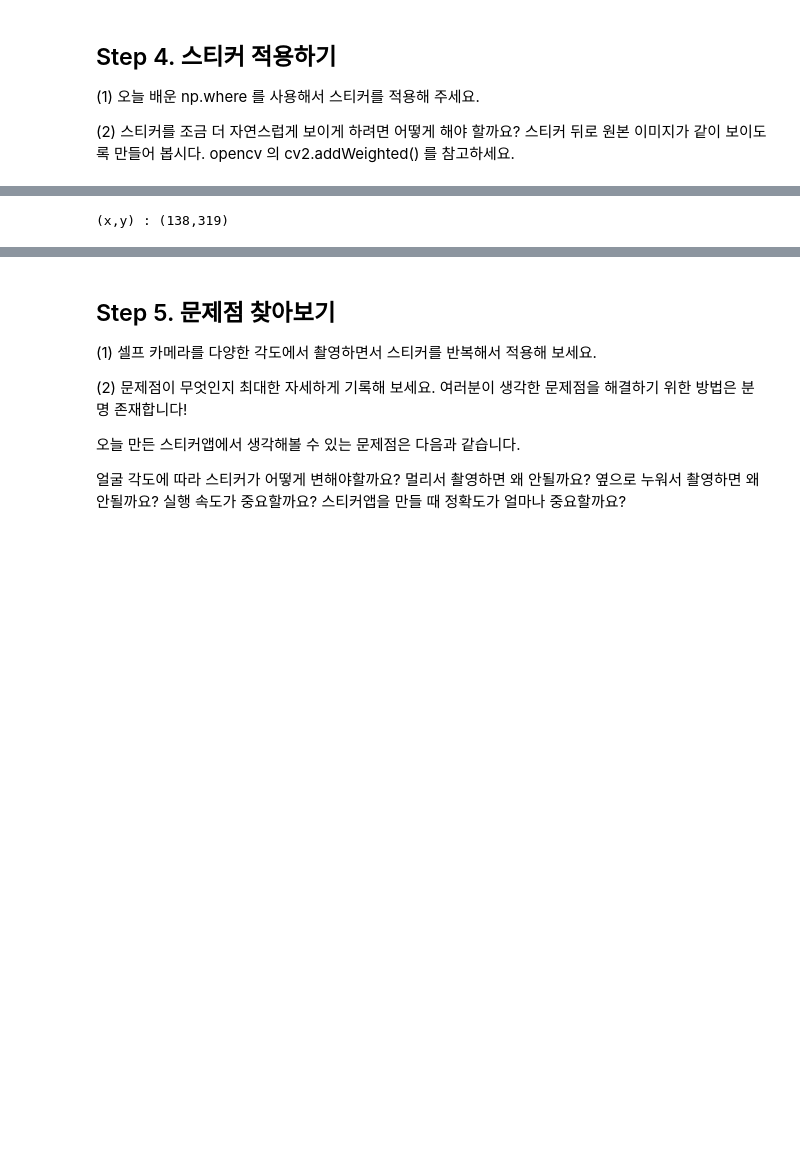
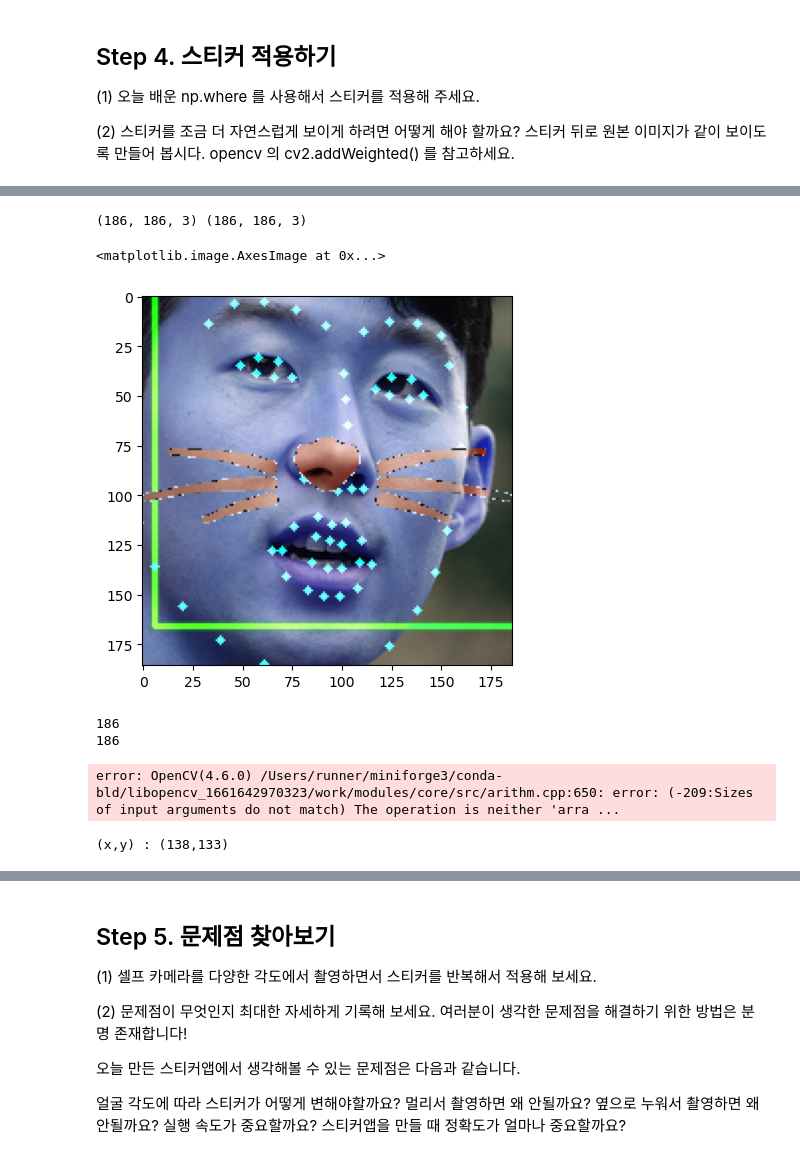
Before and after one commit to feelinppl/Aiffel_RS, a Jupyter notebook: 230103_AIFFEL_EXPL_project7_CrownSticker.ipynb, the cells around one changed output, grey strips where cells are left out. Saved outputs shown, nothing was run; the diff lists cells and outputs as text; code cells hidden in the pictures; blank space fills up the shorter version.

```diff
--- a/230103_AIFFEL_EXPL_project7_CrownSticker.ipynb
+++ b/230103_AIFFEL_EXPL_project7_CrownSticker.ipynb
@@ -127,11 +126,11 @@ content img
 # → rectangles[[(345, 98) (531, 284)]]
 # list_landmarks : 68개의 랜드마크 값 저장(이목구비 위치(x,y))
 # → [[(368, 153), (368, 174), (371, 195), (376, 215), (382, 235), (391, 252), (404, 266), (420, 277), (441, 279), (461, 276), (480, 266), (495, 252), (508, 235), (516, 216), (520, 195), (523, 173), (524, 151), (377, 131), (386, 119), (399, 116), (413, 118), (425, 124), (454, 121), (466, 114), (481, 112), (494, 114), (503, 127), (439, 143), (438, 156), (438, 169), (437, 182), (423, 197), (431, 199), (438, 200), (446, 199), (454, 197), (391, 147), (399, 142), (409, 143), (416, 149), (408, 150), (399, 150), (464, 147), (472, 141), (482, 141), (489, 145), (482, 149), (473, 149), (411, 227), (421, 222), (432, 218), (439, 220), (446, 218), (458, 222), (471, 227), (458, 234), (446, 238), (438, 238), (431, 238), (420, 235), (415, 227), (432, 227), (439, 228), (447, 227), (466, 227), (446, 228), (438, 229), (431, 228)]]
-import math
+
 for dlib_rect, landmark in zip(dlib_rects, list_landmarks): # 얼굴 영역을 저장하고 있는 값과 68개의 랜드마크를 저장하고 있는 값으로 반복문 실행
     print (landmark[30], landmark[33]) # 코의 index는 30 입니다
     x = landmark[33][0] # 이미지에서 코 부위의 x값
-    y = math.floor((landmark[30][1] + landmark[33][1])/2) - dlib_rect.height()//2 # 이미지에서 코 부위의 y값 - 얼굴 영역의 세로를 차지하는 픽셀의 수//2 → (437, 182-(186+1//2))
+    y = int((landmark[30][1] + landmark[33][1])/2) - dlib_rect.height()//2 # 이미지에서 코 부위의 y값 - 얼굴 영역의 세로를 차지하는 픽셀의 수//2 → (437, 182-(186+1//2))
     w = h = dlib_rect.width() # 얼굴 영역의 가로를 차지하는 픽셀의 수 (531-345+1) → max(x) - min(x) +1(픽셀의 수 이기 때문에 1을 더해줌 → 픽셀 수는 점 하나로도 1이 됨)
     print (f'(x,y) : ({x},{y})')
     print (f'(w,h) : ({w},{h})')
@@ -145,8 +144,9 @@ for dlib_rect, landmark in zip(dlib_rects, list_landmarks): # 얼굴 영역을
 # y는 이미지에서 코 부위의 y값 = 146
 # w는 얼굴 영역의 가로를 차지하는 픽셀의 수 = 187
 # h는 얼굴 영역의 가로를 차지하는 픽셀의 수 = 187
-refined_x = x - w // 2 # 231 - (186//2) = 231-93 = 138
-refined_y = y - h # 133-186 = -98
+print("w:", w, "h: ", h)
+refined_x = x - int(w // 2) # 231 - (186//2) = 231-93 = 138
+refined_y = y # 133-186 = -98
 # 원본 이미지에 스티커 이미지를 추가하기 위해서 x, y 좌표를 조정합니다. 이미지 시작점은 top-left 좌표이기 때문입니다.
 # 즉, refined_x, refined_y값에서 왕관 이미지가 시작됨
 print (f'(x,y) : ({refined_x},{refined_y})') # 음수 발생 : 이미지 범위를 벗어남
@@ -170,3 +173,29 @@ print (img_sticker.shape) # 사이즈를 조정한 왕관 이미지의 차원
+# %%
+
+sticker_area = img_show[refined_x:refined_x+img_sticker.shape[0], refined_y:refined_y+img_sticker.shape[1]]
+shapes = img_show_rgb_pure[refined_x: refined_x + sticker_area.shape[0], refined_y: refined_y + sticker_area.shape[1]]
+print(shapes.shape, sticker_area.shape)
+plt.imshow(shapes)
+# %% [output]
+(186, 186, 3) (186, 186, 3)
+<matplotlib.image.AxesImage at 0x...>
+[figure, added]
+# %%
+# image 합치기 cv2.addweighted() 참고: https://www.binarystudy.com/2022/09/How-to-add-subtract-different-size-images-using-OpenCV-Python.html
+print(min(img_bgr.shape[0],img_sticker.shape[0]))
+print(min(img_bgr.shape[1],img_sticker.shape[1]))
+
+shapes[refined_x : refined_x + min(img_show_rgb_pure.shape[0],img_sticker.shape[0]), refined_y : refined_y + min(img_show_rgb_pure.shape[1],img_sticker.shape[1])] = \
+    np.where(img_sticker==255,sticker_area,img_sticker).astype(np.uint8)
+
+mask = shapes.astype(bool)
+img_show_rgb_pure[mask] = cv2.addWeighted(img_show_rgb_pure[mask], 0.7, img_sticker, 0.3, 0)
+
+plt.imshow(img_show_rgb_pure)
+# %% [output]
+186
+186
+error: OpenCV(4.6.0) /Users/runner/miniforge3/conda-bld/libopencv_1661642970323/work/modules/core/src/arithm.cpp:650: error: (-209:Sizes of input arguments do not match) The operation is neither 'arra ...
 # %%
 #33과 51번의 사이에 하면 좋을 것 같네요.
 
@@ -184,7 +213,7 @@ if refined_y < 0:
 
 print (f'(x,y) : ({refined_x},{refined_y})')
 # %% [output]
-(x,y) : (138,319)
+(x,y) : (138,133)
 # %%
 # sticker_area는 원본이미지에서 스티커를 적용할 위치를 crop한 이미지 입니다.
 # 예제에서는 (344,0) 부터 (344+187, 0+89) 범위의 이미지를 의미합니다.
```
Also changed, not shown: parts of 9 cells of this notebook, 1 other file.
